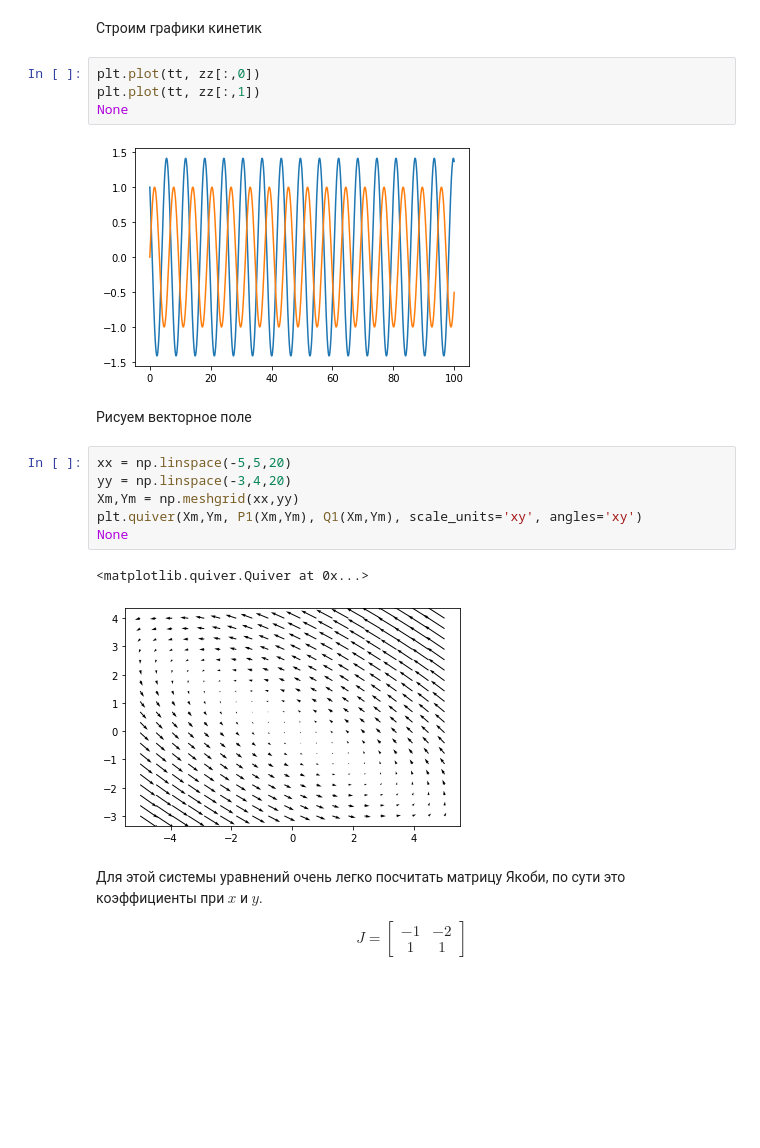
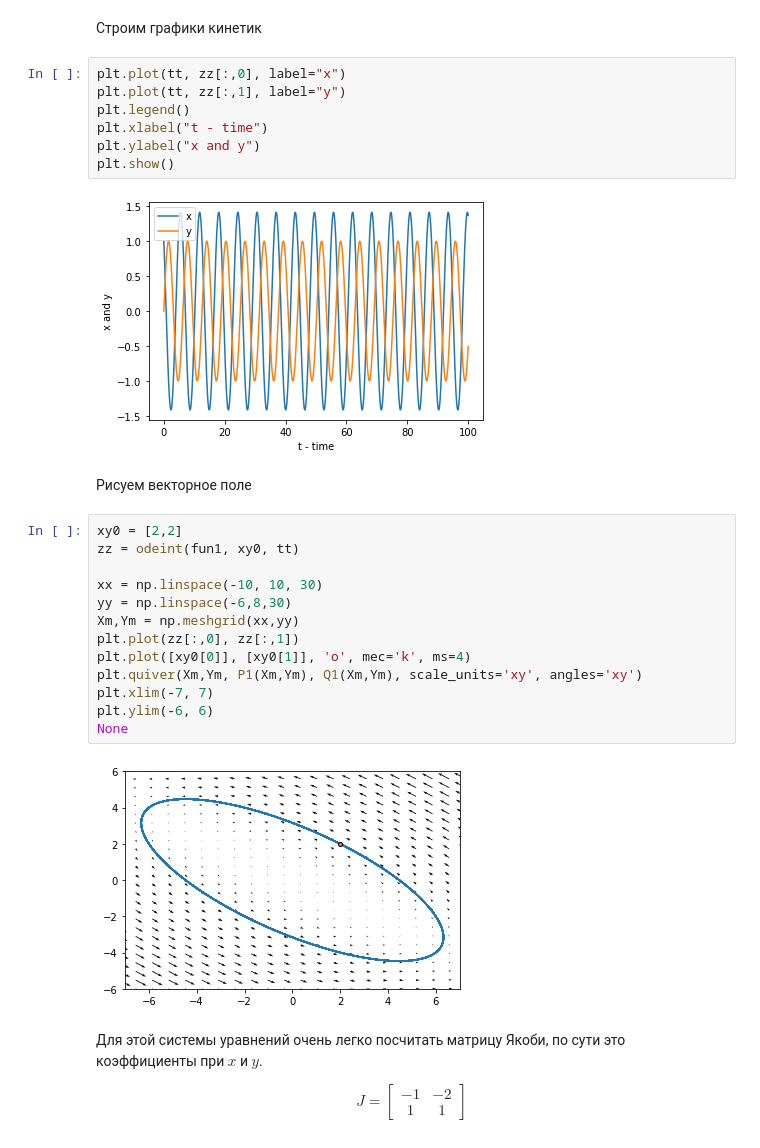
Before and after one commit to ElenaShush/biological_models, a Jupyter notebook: Homework_6.ipynb, the cells around one changed output. Cells and saved outputs as stored; diff of their text form; blank space fills up the shorter version.

Commit message:
Update charts

```diff
--- a/Homework_6.ipynb
+++ b/Homework_6.ipynb
@@ -63,22 +63,31 @@ None
 # %% [markdown]
 Строим графики кинетик
 # %%
-plt.plot(tt, zz[:,0])
-plt.plot(tt, zz[:,1])
-None
+plt.plot(tt, zz[:,0], label="x")
+plt.plot(tt, zz[:,1], label="y")
+plt.legend()
+plt.xlabel("t - time")
+plt.ylabel("x and y")
+plt.show()
 # %% [output]
-[figure, old version]
+[figure, new version]
 # %% [markdown]
 Рисуем векторное поле
 # %%
-xx = np.linspace(-5,5,20)
-yy = np.linspace(-3,4,20)
+xy0 = [2,2]
+zz = odeint(fun1, xy0, tt)
+
+xx = np.linspace(-10, 10, 30)
+yy = np.linspace(-6,8,30)
 Xm,Ym = np.meshgrid(xx,yy)
+plt.plot(zz[:,0], zz[:,1])
+plt.plot([xy0[0]], [xy0[1]], 'o', mec='k', ms=4)
 plt.quiver(Xm,Ym, P1(Xm,Ym), Q1(Xm,Ym), scale_units='xy', angles='xy')
+plt.xlim(-7, 7)
+plt.ylim(-6, 6)
 None
 # %% [output]
-<matplotlib.quiver.Quiver at 0x...>
-[figure, old version]
+[figure, new version]
 # %% [markdown]
 Для этой системы уравнений очень легко посчитать матрицу Якоби, по сути это коэффициенты при $x$ и $y$.
 
```
Also changed, not shown: parts of 1 cell of this notebook.
